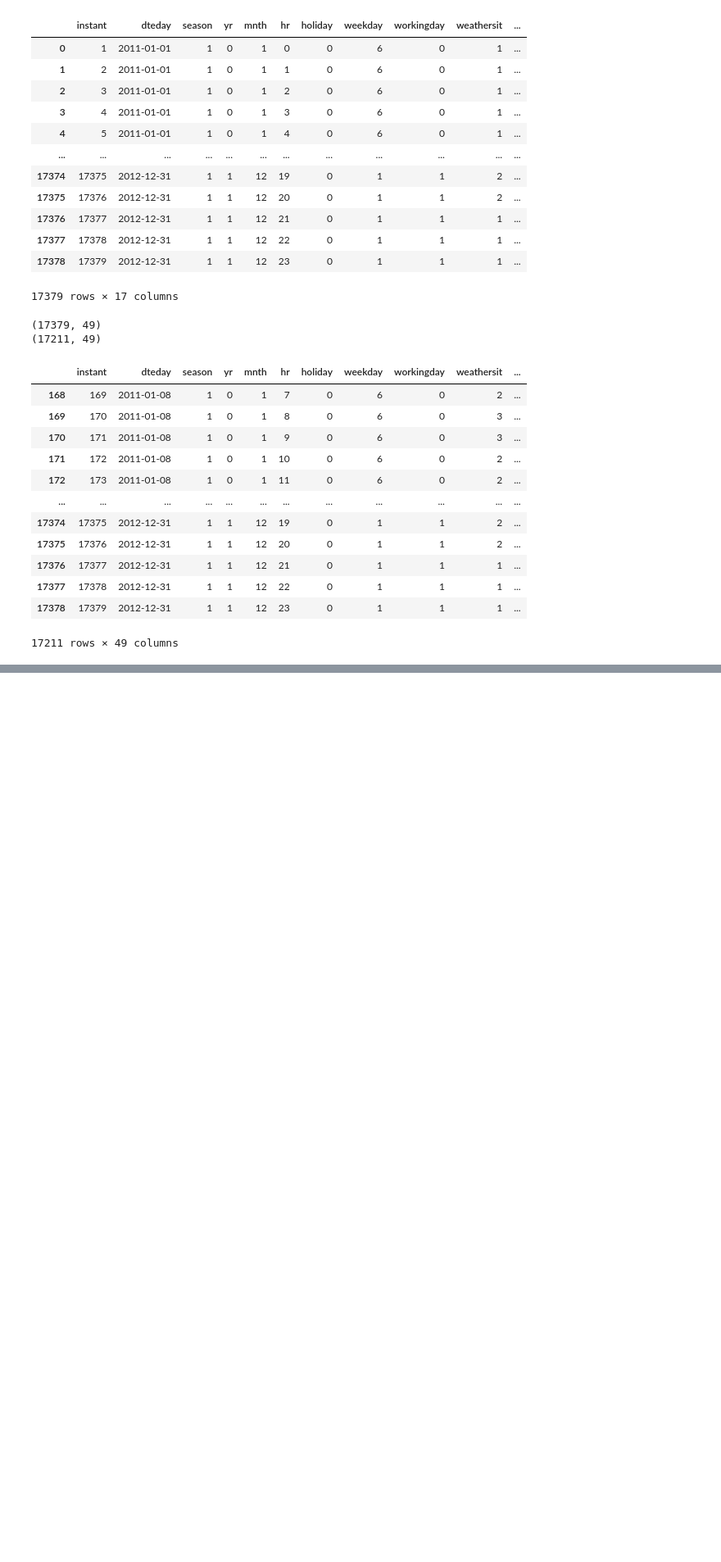
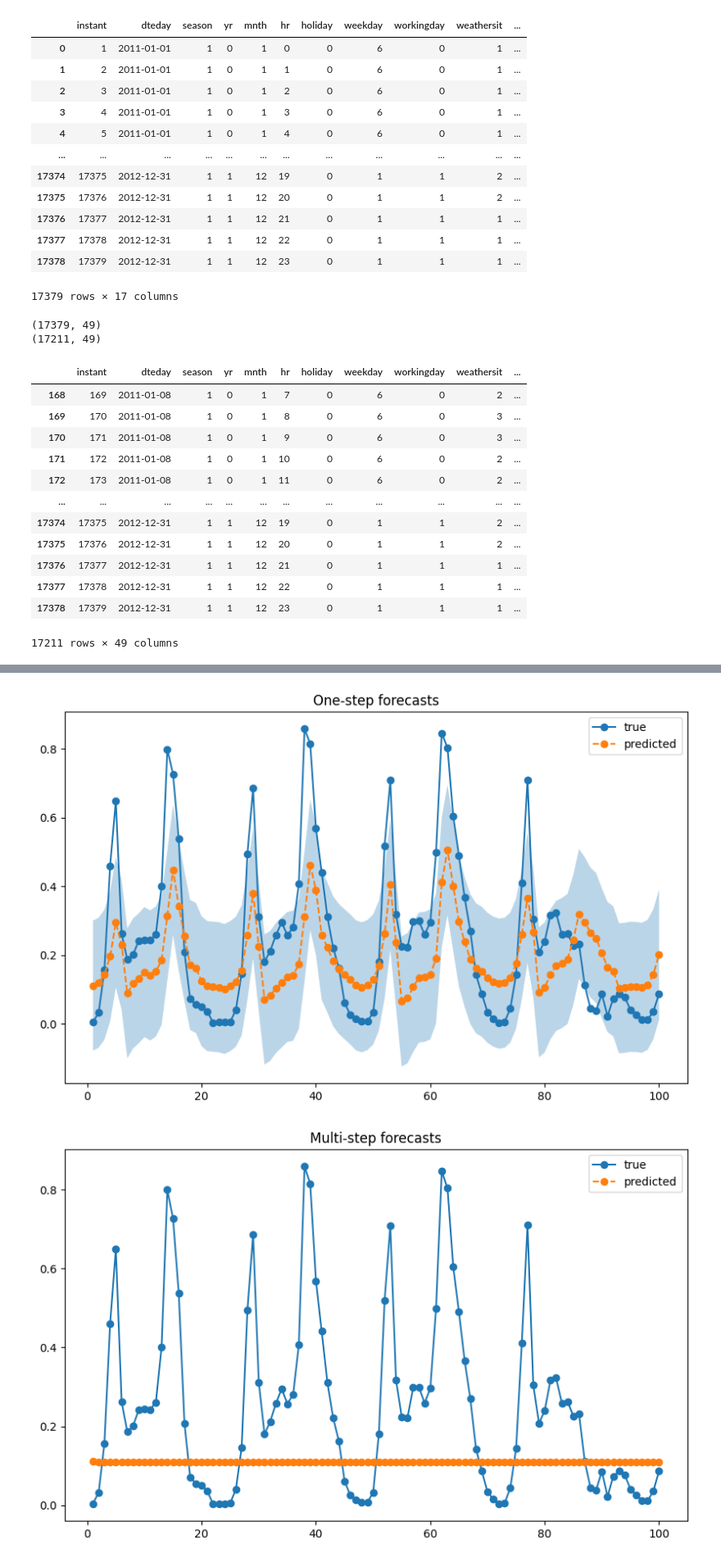
Before and after one commit to allisonaustin/multi-step-forecasting-rnn, a Jupyter notebook: MLProject.ipynb, the cells around one changed output, grey strips where cells are left out. Shown: that part at 82% size. Drawn from its saved outputs; the diff is of its cells as text; code cells hidden in the pictures; blank space fills up the shorter version.

Commit message:
Added baseline LSTM, plots for one/multi-step predictions

```diff
--- a/MLProject.ipynb
+++ b/MLProject.ipynb
@@ -186,0 +311,19 @@ from keras.optimizers import Adam
+# %%
+# generating multi-step forecasts for the first 100 steps of test set forecasts
+def multistep_forecasts(model, X, n_steps):
+    forecasts = []
+    current_input = X[0].reshape(1, X.shape[1], X.shape[2])
+
+    for _ in range(n_steps):
+        # Predict the next time step
+        forecast_step = model.predict(current_input)
+        forecasts.append(forecast_step[0, 0])
+
+        # Update the input for the next time step
+        current_input = np.roll(current_input, shift=-1, axis=1)
+        current_input[0, -1, 0] = forecast_step[0, 0]
+
+    return np.array(forecasts)
+
+n_steps = 100  # using 16-step unrolled sequences
+multi_step_forecasts = multistep_forecasts(base_model, X_test_reshaped[:100], n_steps)
@@ -186,0 +368,32 @@ from keras.optimizers import Adam
+# %%
+import matplotlib.pyplot as plt
+
+# plotting true and predicted lines for each set of forecasts
+
+# one-step
+plt.figure(figsize=(10, 6))
+plt.plot(np.arange(1, 101), y_test[:100], label='true', marker='o', linestyle='-')
+plt.plot(np.arange(1, 101), one_step_forecasts, label='predicted', marker='o', linestyle='--')
+# calculating upper and lower bounds for prediction intervals
+plt.fill_between(np.arange(1, 101),
+                 one_step_forecasts - 1.96 * np.std(one_step_forecasts),
+                 one_step_forecasts + 1.96 * np.std(one_step_forecasts),
+                 alpha=0.3)
+plt.title('One-step forecasts')
+plt.legend()
+plt.show()
+
+# multi-step
+plt.figure(figsize=(10, 6))
+plt.plot(np.arange(1, 101), y_test[:100], label='true', marker='o', linestyle='-')
+plt.plot(np.arange(1, 101), multi_step_forecasts, label='predicted', marker='o', linestyle='--')
+plt.fill_between(np.arange(1, 101),
+                 multi_step_forecasts - 1.96 * np.std(multi_step_forecasts),
+                 multi_step_forecasts + 1.96 * np.std(multi_step_forecasts),
+                 alpha=0.3)
+plt.title('Multi-step forecasts')
+plt.legend()
+plt.show()
+# %% [output]
+[figure, added]
+[figure, added]
```
Also changed, not shown: parts of 18 cells of this notebook.
